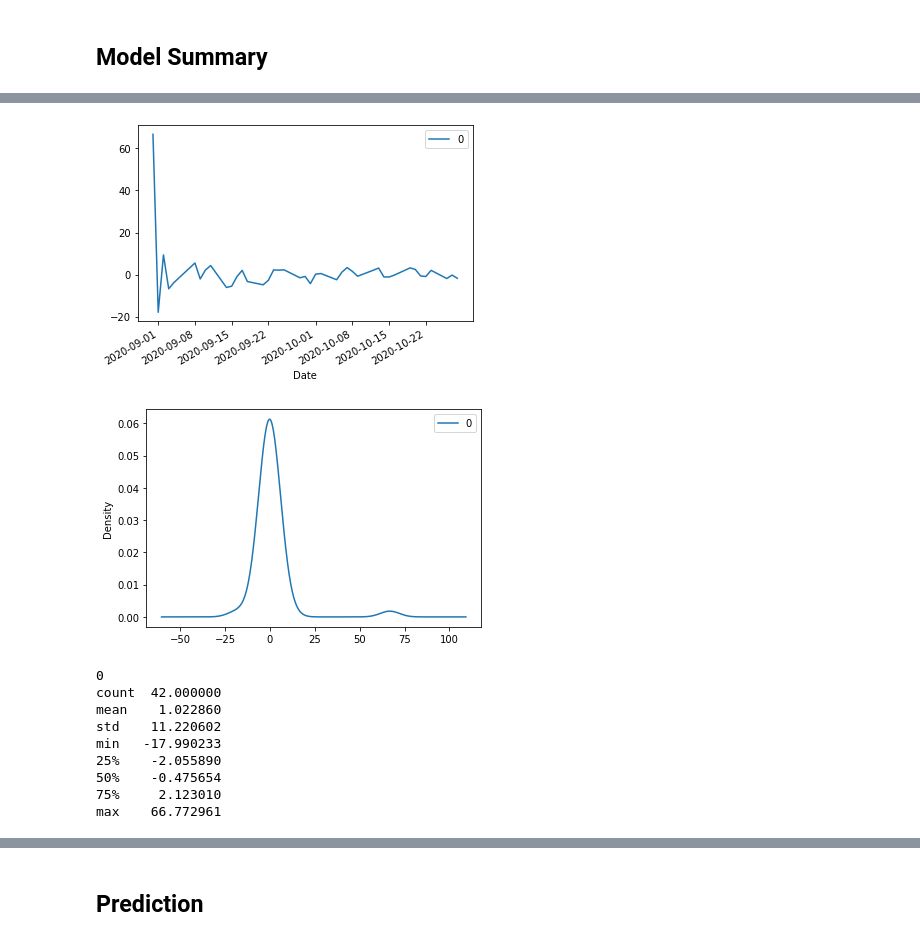
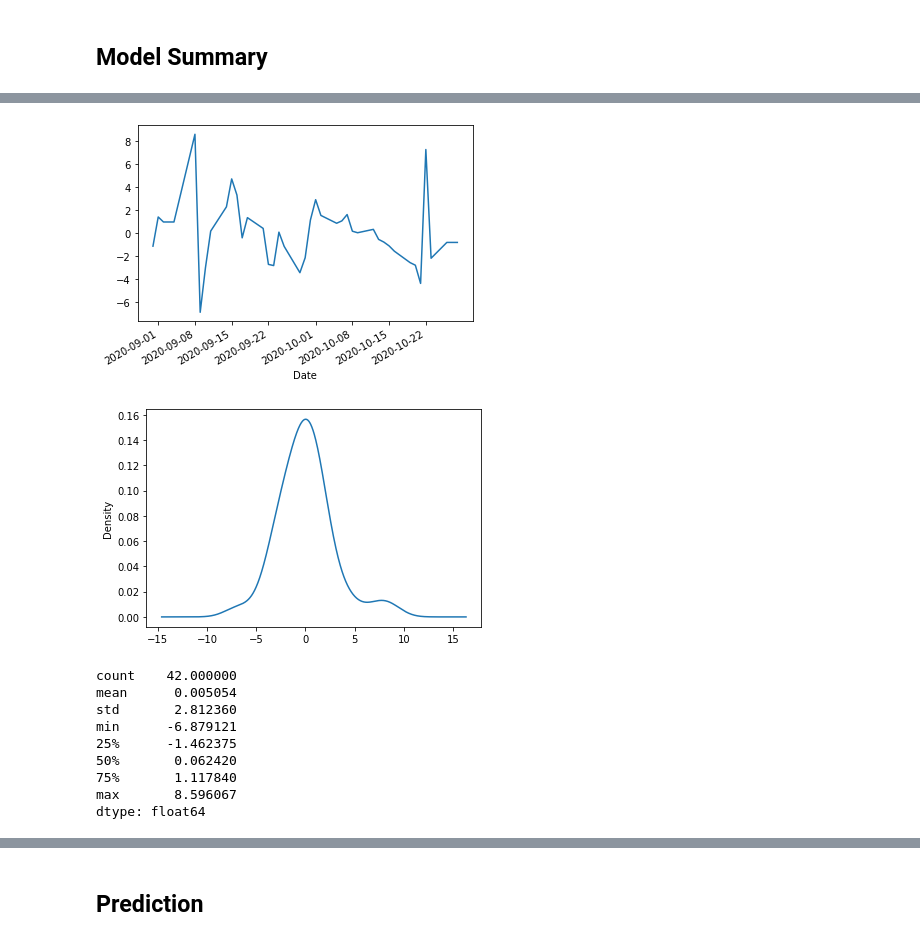
Before and after one commit to zzp1012/tesla-stock-prediction, a Jupyter notebook: draft-code/time-series.ipynb, the cells around one changed output, grey strips where cells are left out. Cells and saved outputs as stored; diff of their text form; code cells hidden in the pictures.

```diff
--- a/draft-code/time-series.ipynb
+++ b/draft-code/time-series.ipynb
@@ -79,7 +79,7 @@ From above plot, it seems that the time series are not stationary. Also, the sta
 
 ## Time Series Decomposition
 # %%
-season_period = 4
+season_period = 10 # hyperparameter
 def decomposing(timeseries):
     decomposition = seasonal_decompose(timeseries, model='additive', extrapolate_trend='freq', period=season_period)
     trend = decomposition.trend
@@ -148,3 +148,6 @@ timeseries_diff2_adf :  (-4.412783007899715, 0.0002817463383924394, 10, 31, {'1%
+# %%
+trend_train = trend_train.diff(1)
+trend_train = trend_train.fillna(0)
 # %% [markdown]
 Clearly, from above plots, both series are stationary which fits our assumption for arima model
 
@@ -173,7 +176,7 @@ def ARIMA_Model(timeseries, order):
     model = ARIMA(timeseries, order=order)
     return model.fit(disp=0)
 # %%
-trend_model = ARIMA_Model(trend_train, (2, 0, 4))
-residual_model = ARIMA_Model(residual_train, (1, 0, 1))
+trend_model = ARIMA_Model(trend_train, (1, 0, 0))
+residual_model = ARIMA_Model(residual_train, (0, 0, 4))
 # %% [markdown]
 ## Model Summary
@@ -220,20 +226,19 @@ MA.4            1.8365           -0.0000j            1.8365           -0.0000
 # %%
-residuals = pd.DataFrame(trend_model.resid)
-residuals.plot()
+trend_model.resid.plot()
 plt.show()
-residuals.plot(kind='kde')
+trend_model.resid.plot(kind='kde')
 plt.show()
-print(residuals.describe())
+print(trend_model.resid.describe())
 # %% [output]
-[figure, old version]
+[figure, new version]
-[figure, old version]
+[figure, new version]
-0
-count  42.000000
-mean    1.022860
-std    11.220602
-min   -17.990233
-25%    -2.055890
-50%    -0.475654
-75%     2.123010
-max    66.772961
+count    42.000000
+mean      0.005054
+std       2.812360
+min      -6.879121
+25%      -1.462375
+50%       0.062420
+75%       1.117840
+max       8.596067
+dtype: float64
 # %%
```
Also changed, not shown: parts of 13 cells of this notebook, 1 other file.
